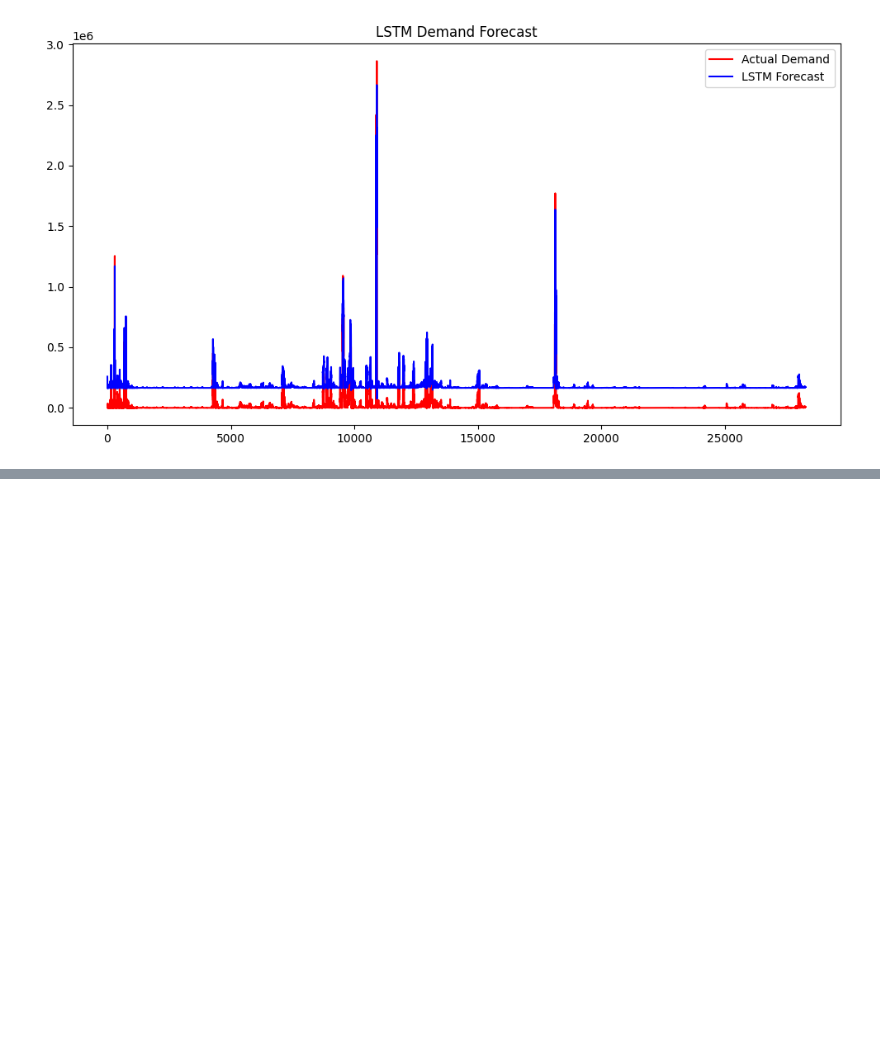
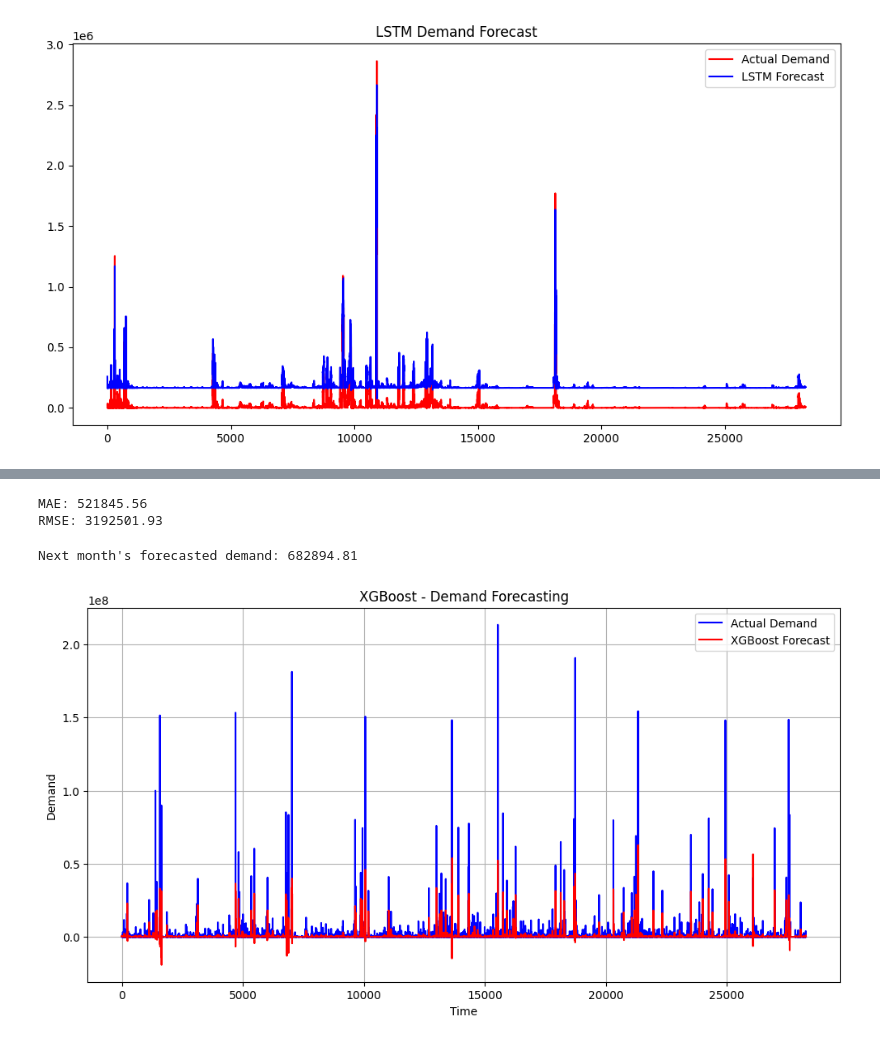
Before and after one commit to Jain-Pranjal/BD-assignment, a Jupyter notebook: BD_assignment.ipynb, the cells around one changed output, grey strips where cells are left out. Saved outputs shown, nothing was run; the diff lists cells and outputs as text; code cells hidden in the pictures; blank space fills up the shorter version.

```diff
--- a/BD_assignment.ipynb
+++ b/BD_assignment.ipynb
@@ -350,0 +353,23 @@ plt.show()
+# %%
+import pandas as pd
+import numpy as np
+from sklearn.model_selection import train_test_split
+
+# Number of past observations to use as features
+n_lags = 12
+
+# Create lagged features
+for i in range(1, n_lags + 1):
+    df[f'lag_{i}'] = df['value'].shift(i)
+
+# Drop NaN values created due to shifting
+df = df.dropna()
+
+# Splitting into features (X) and target (y)
+X = df.drop(columns=['value'])
+y = df['value']
+
+# Train-test split (80-20)
+X_train, X_test, y_train, y_test = train_test_split(X, y, test_size=0.2, shuffle=False)
+
+print(X_train.shape, X_test.shape)  # Check dimensions
@@ -350,0 +422,34 @@ plt.show()
+# %%
+# Calculate evaluation metrics
+mae = mean_absolute_error(y_test, y_pred)
+rmse = np.sqrt(mean_squared_error(y_test, y_pred))
+
+print(f"MAE: {mae:.2f}")
+print(f"RMSE: {rmse:.2f}")
+# %% [output]
+MAE: 521845.56
+RMSE: 3192501.93
+# %%
+# Get the last available values from the dataset, including all features used in training
+last_values = df[X_train.columns].iloc[-1].values.reshape(1, -1)  # Assuming all features were used
+
+# Predict next demand
+future_forecast = xgb_model.predict(last_values)
+
+print(f"Next month's forecasted demand: {future_forecast[0]:.2f}")
+# %% [output]
+Next month's forecasted demand: 682894.81
+# %%
+import matplotlib.pyplot as plt
+
+plt.figure(figsize=(12,6))
+plt.plot(y_test.values, label='Actual Demand', color='blue')
+plt.plot(y_pred, label='XGBoost Forecast', color='red')
+plt.title("XGBoost - Demand Forecasting")
+plt.xlabel("Time")
+plt.ylabel("Demand")
+plt.legend()
+plt.grid()
+plt.show()
+# %% [output]
+[figure, added]
```
Also changed, not shown: parts of 5 cells of this notebook.
